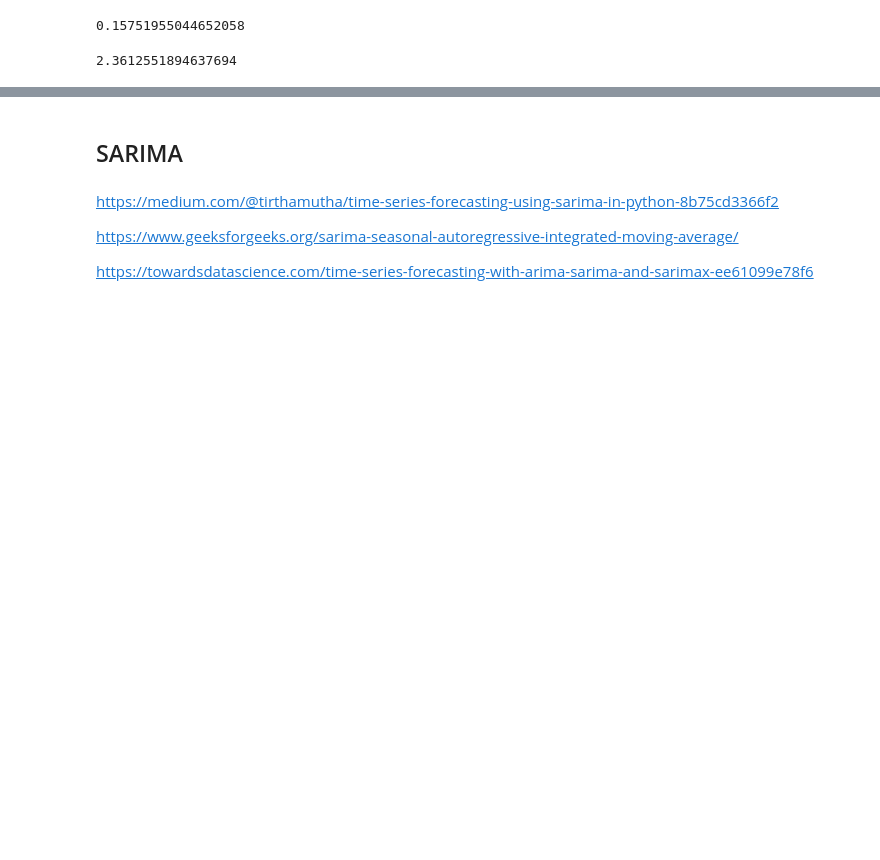
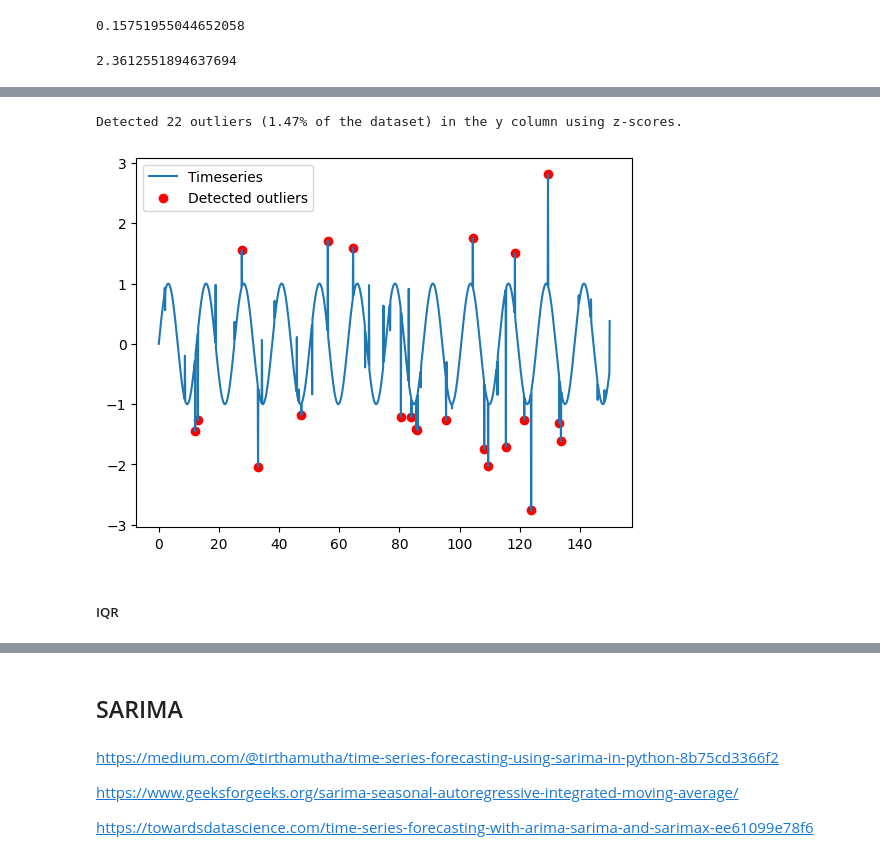
Before and after one commit to Matmozaur/Various-tools-and-notes, a Jupyter notebook: ML_related_concepts/Time_series/1D time series basics.ipynb, the cells around one changed output, grey strips where cells are left out. Cells and saved outputs as stored; diff of their text form; code cells hidden in the pictures; blank space fills up the shorter version.

```diff
--- a/ML_related_concepts/Time_series/1D time series basics.ipynb
+++ b/ML_related_concepts/Time_series/1D time series basics.ipynb
@@ -170,0 +198,13 @@ durbin_watson(ols_res.resid)
+# %%
+z_outlier_percent = (len(outliers_z_score) / len(df)) * 100
+
+print(f"Detected {len(outliers_z_score)} outliers ({z_outlier_percent:.2f}% of the dataset) in the {column} column using z-scores.\n")
+plt.plot(t, y, label='Timeseries')
+plt.scatter(outliers_z_score['t'], outliers_z_score[column], color='red', label='Detected outliers')
+plt.legend()
+plt.show()
+# %% [output]
+Detected 22 outliers (1.47% of the dataset) in the y column using z-scores.
+[figure, added]
+# %% [markdown]
+##### IQR
```
Also changed, not shown: parts of 22 cells of this notebook, 1 other file.
